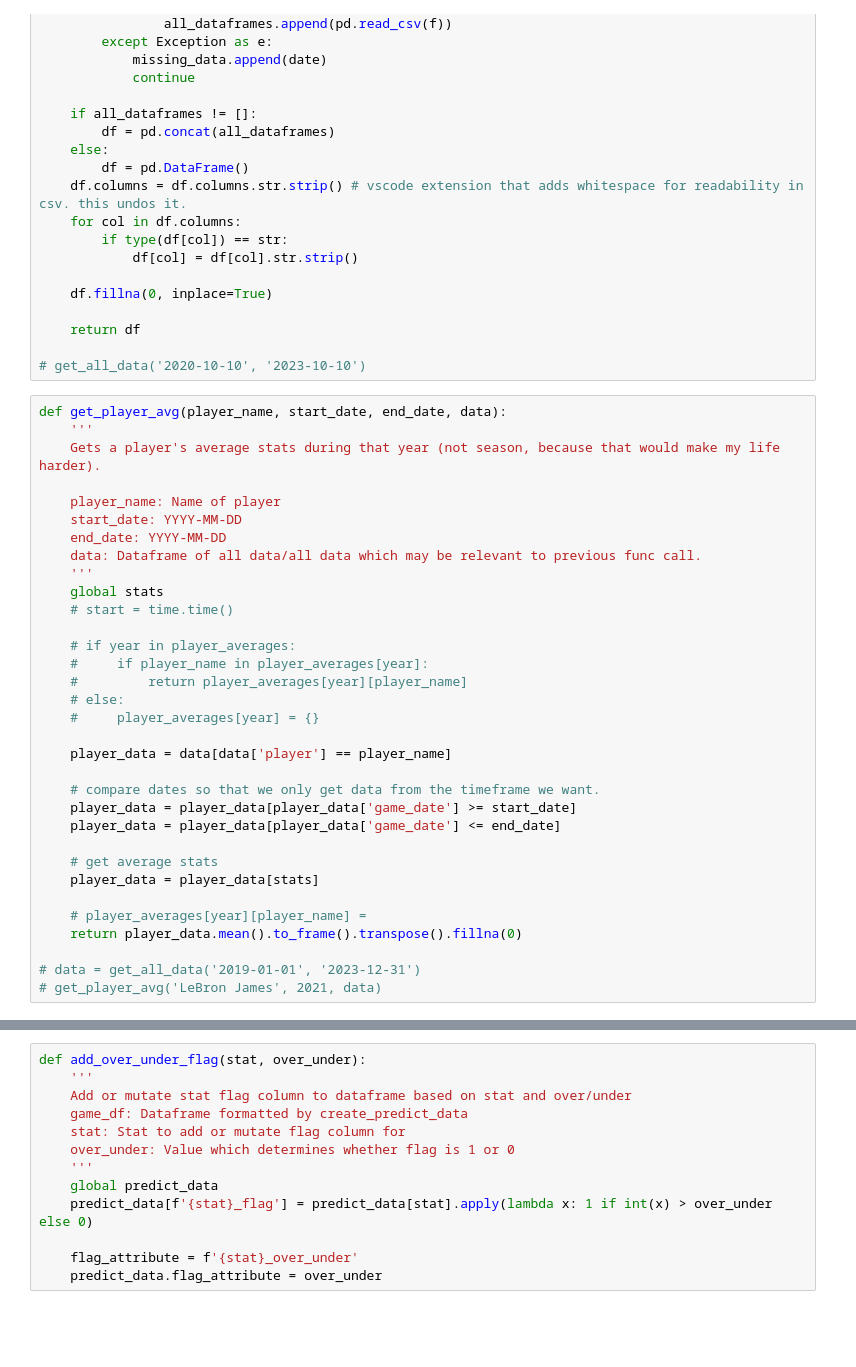
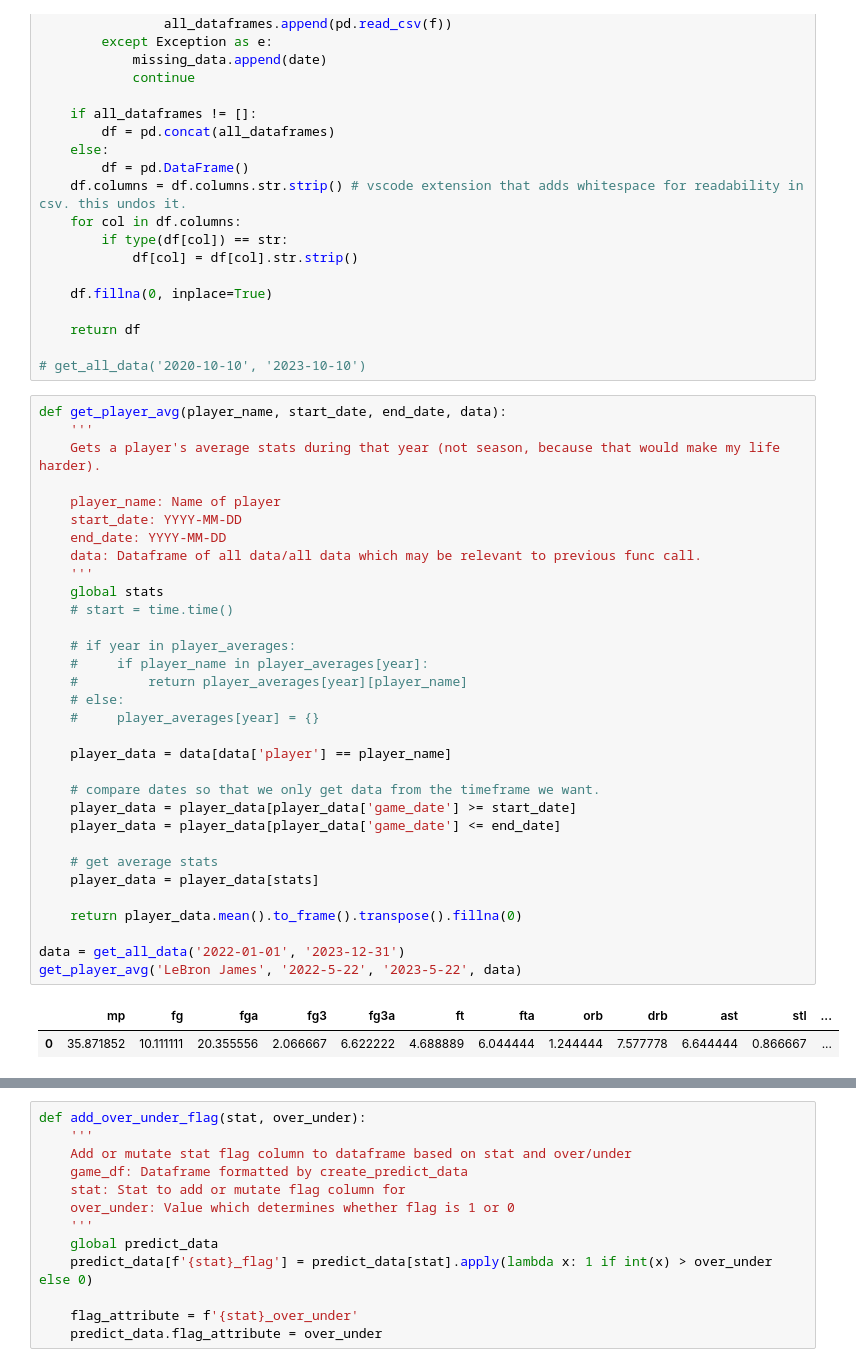
Before and after one commit to MichaelDeng03/over_under, a Jupyter notebook: predict.ipynb, the cells around one changed output, grey strips where cells are left out. Cells and saved outputs as stored; diff of their text form; blank space fills up the shorter version.

```diff
--- a/predict.ipynb
+++ b/predict.ipynb
@@ -72,36 +72,38 @@ def get_all_data(start_date, end_date):
 # %%
 def get_player_avg(player_name, start_date, end_date, data):
     '''
     Gets a player's average stats during that year (not season, because that would make my life harder).
 
     player_name: Name of player
     start_date: YYYY-MM-DD
     end_date: YYYY-MM-DD
     data: Dataframe of all data/all data which may be relevant to previous func call.
     '''
     global stats
     # start = time.time()
 
     # if year in player_averages:
     #     if player_name in player_averages[year]:
     #         return player_averages[year][player_name]
     # else:
     #     player_averages[year] = {}
 
     player_data = data[data['player'] == player_name]
 
     # compare dates so that we only get data from the timeframe we want.
     player_data = player_data[player_data['game_date'] >= start_date]
     player_data = player_data[player_data['game_date'] <= end_date]
 
     # get average stats
     player_data = player_data[stats]
 
-    # player_averages[year][player_name] =
     return player_data.mean().to_frame().transpose().fillna(0)
 
-# data = get_all_data('2019-01-01', '2023-12-31')
-# get_player_avg('LeBron James', 2021, data)
+data = get_all_data('2022-01-01', '2023-12-31')
+get_player_avg('LeBron James', '2022-5-22', '2023-5-22', data)
+# %% [output]
+|  | mp | fg | fga | fg3 | fg3a | ft | fta | orb | drb | ast | stl | ... |
+| 0 | 35.871852 | 10.111111 | 20.355556 | 2.066667 | 6.622222 | 4.688889 | 6.044444 | 1.244444 | 7.577778 | 6.644444 | 0.866667 | ... |
 # %%
 def create_row_for_player_game(player, game, data, order_by):
     '''
```
Also changed, not shown: parts of 5 cells of this notebook, 5 other files.
